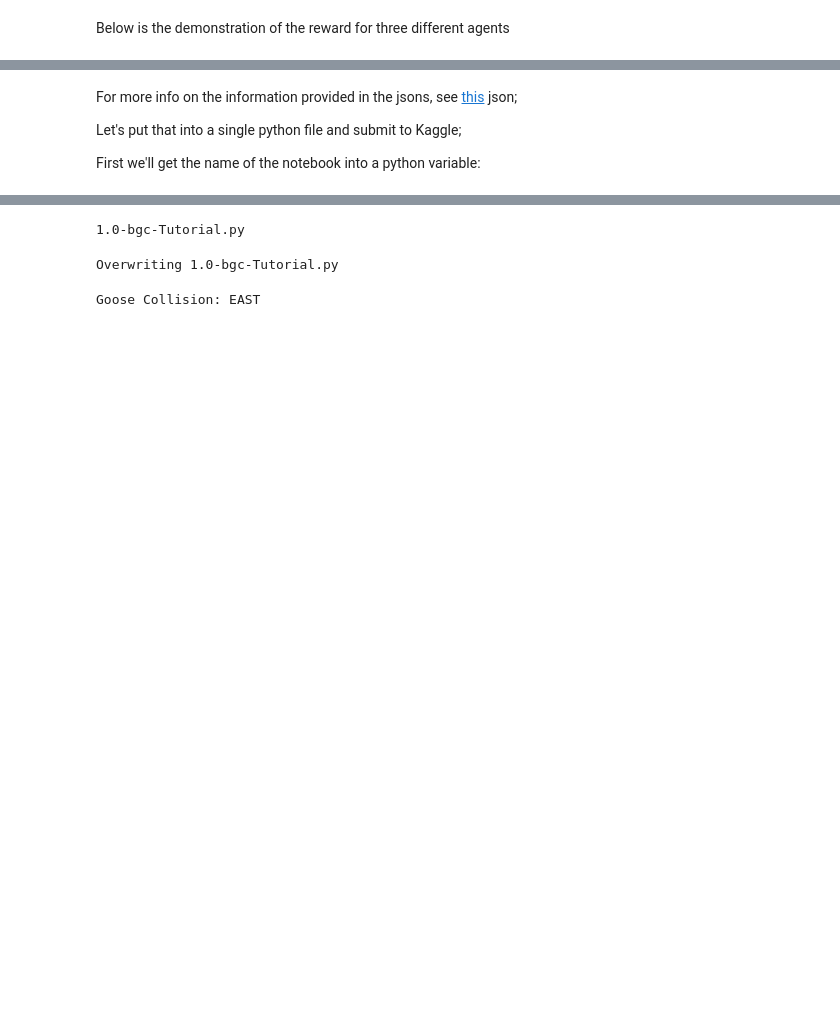
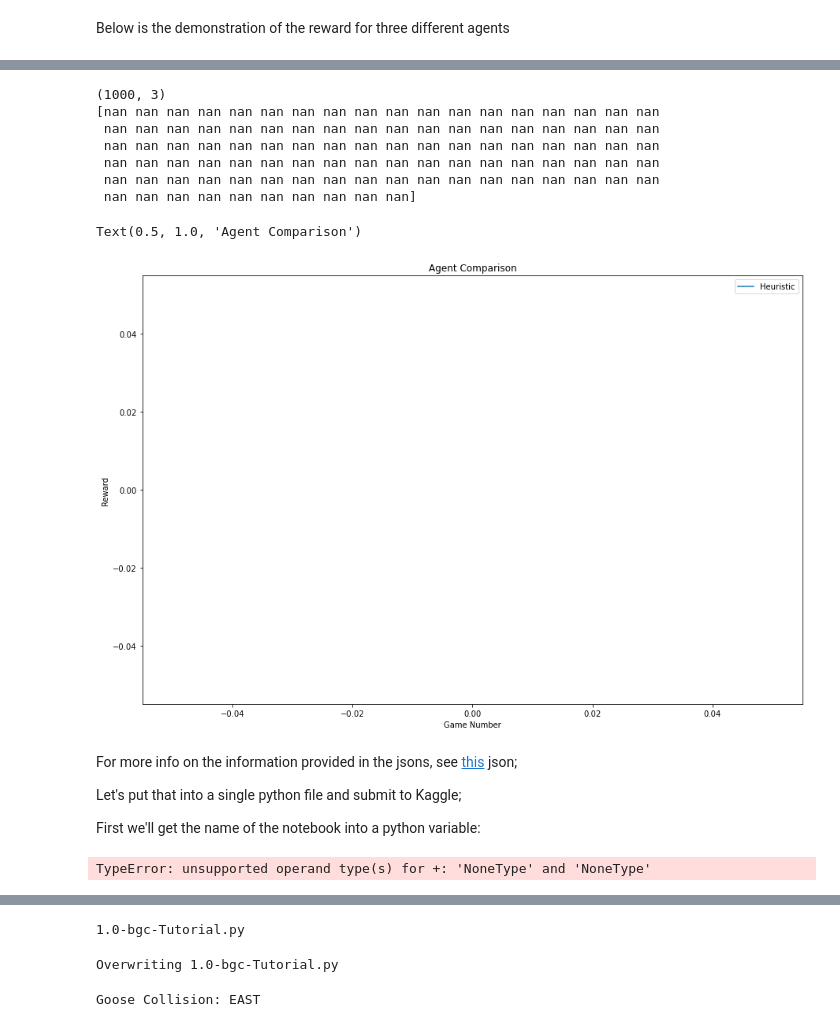
Before and after one commit to BrunoGomesCoelho/Eat-Move-Learn, a Jupyter notebook: notebooks/1.0-bgc-Tutorial-OzlemUpdate.ipynb, the cells around one changed output, grey strips where cells are left out. Saved outputs shown, nothing was run; the diff lists cells and outputs as text; code cells hidden in the pictures; blank space fills up the shorter version.

Commit message:
Tryin different opponent numbers

```diff
--- a/notebooks/1.0-bgc-Tutorial-OzlemUpdate.ipynb
+++ b/notebooks/1.0-bgc-Tutorial-OzlemUpdate.ipynb
@@ -336,0 +335,15 @@ Text(0.5, 0, 'Moving Window Number')
+# %%
+dqn_agent = "agent_dqn_1_1.py"
+# %%
+nOfTrial =100;
+env = make("hungry_geese", debug=True) # Set debug to False if you don't want the printed statements (or just remove the prints in the agent)
+
+greedyR = np.zeros(nOfTrial)
+randomR = np.zeros(nOfTrial)
+agentR = np.zeros(nOfTrial)
+
+for i in range(nOfTrial):
+    steps = env.run([greedy_agent,random_agent, dqn_agent])
+    greedyR[i] = steps[-1][0]['reward']
+    randomR[i] = steps[-1][1]['reward']
+    agentR[i] = steps[-1][2]['reward']
@@ -337,9 +368,53 @@ Text(0.5, 0, 'Moving Window Number')
+# %%
+
+
+fig = plt.figure(figsize=(15,10))
+
+plt.plot(agentR)
+
+plt.legend(['Heuristic', 'Random' , 'DQN'])
+plt.xlabel('Game Number')
+plt.ylabel('Reward')
+plt.title('Agent Comparison')
+# %% [output]
+(1000, 3)
+[nan nan nan nan nan nan nan nan nan nan nan nan nan nan nan nan nan nan
+ nan nan nan nan nan nan nan nan nan nan nan nan nan nan nan nan nan nan
+ nan nan nan nan nan nan nan nan nan nan nan nan nan nan nan nan nan nan
+ nan nan nan nan nan nan nan nan nan nan nan nan nan nan nan nan nan nan
+ nan nan nan nan nan nan nan nan nan nan nan nan nan nan nan nan nan nan
+ nan nan nan nan nan nan nan nan nan nan]
+Text(0.5, 1.0, 'Agent Comparison')
+[figure, added]
 # %% [markdown]
 For more info on the information provided in the jsons, see [this](https://github.com/Kaggle/kaggle-environments/blob/master/kaggle_environments/envs/hungry_geese/hungry_geese.json) json;
 
 Let's put that into a single python file and submit to Kaggle;
 
 First we'll get the name of the notebook into a python variable:
+# %%
+means = np.mean(rewards, 0)
+stds = np.std(rewards, 0)
+agents = ['Heuristic', 'Random', 'Updated Random']
+x_pos = np.arange(len(agents))
+
+
+
+# Build the plot
+fig, ax = plt.subplots()
+ax.bar(x_pos, means, yerr=stds, align='center', alpha=0.5, ecolor='black', capsize=10)
+ax.set_ylabel('Reward')
+ax.set_xticks(x_pos)
+ax.set_xticklabels(agents)
+ax.set_title('Agent Comparison')
+ax.yaxis.grid(True)
+
+# Save the figure and show
+plt.tight_layout()
+plt.savefig('mean-std')
+plt.show()
+# %% [output]
+TypeError: unsupported operand type(s) for +: 'NoneType' and 'NoneType'
 # %%
 %%javascript
 IPython.notebook.kernel.execute('nb_name = "' + IPython.notebook.notebook_name + '"')
```
Also changed, not shown: parts of 14 cells of this notebook, 4 other files.
